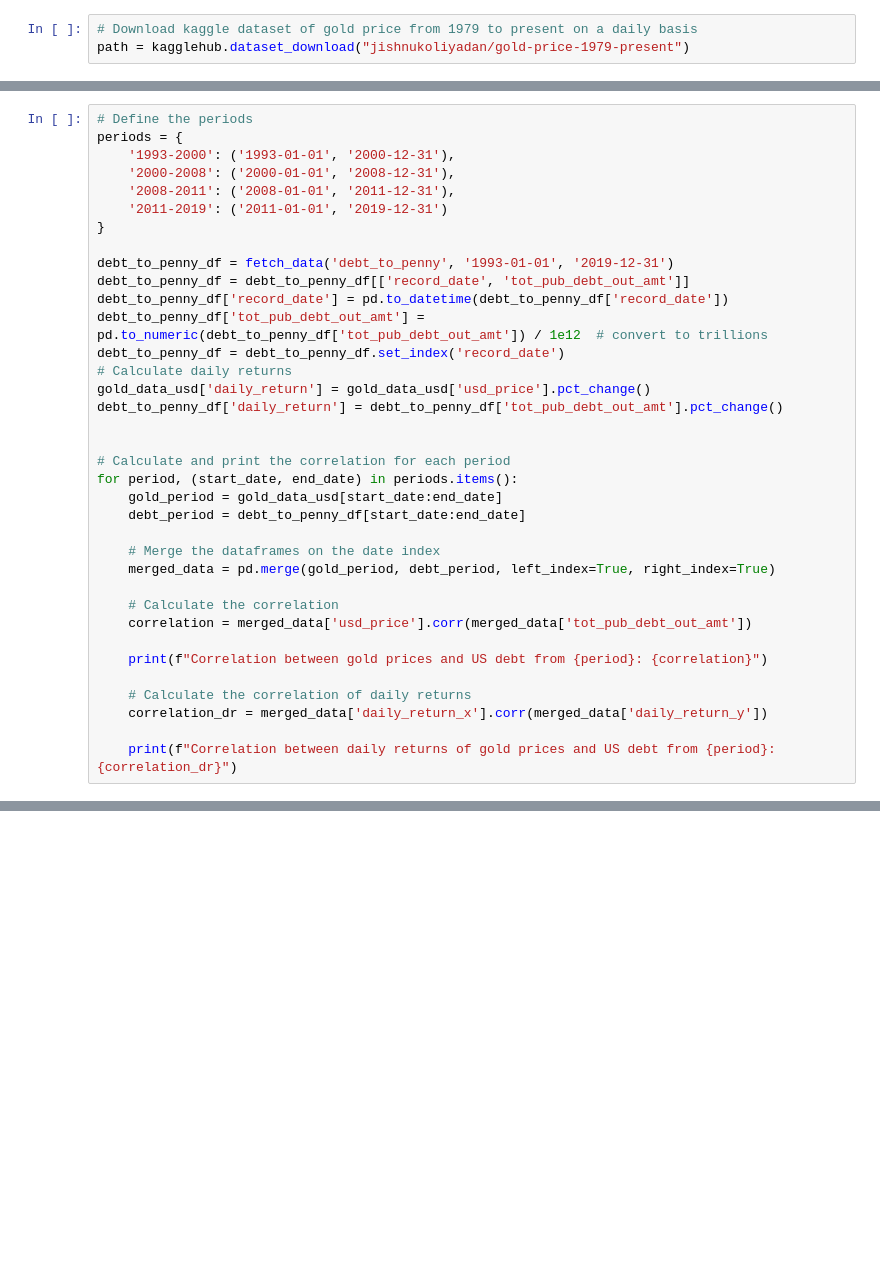
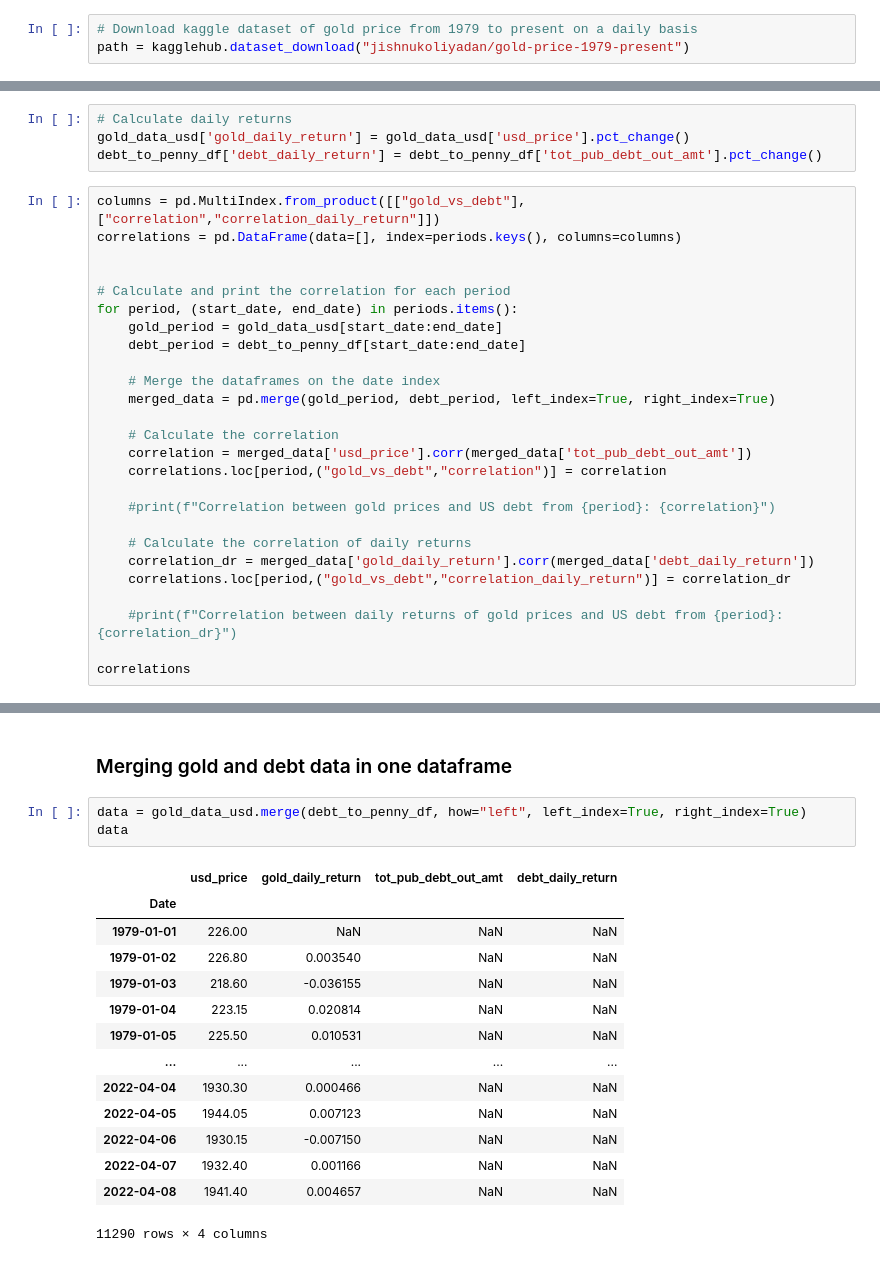
Before and after one commit to pafruchtenreich/ML_for_finance, a Jupyter notebook: notebook.ipynb, the cells around one changed output, grey strips where cells are left out. Drawn from its saved outputs; the diff is of its cells as text; blank space fills up the shorter version.

```diff
--- a/notebook.ipynb
+++ b/notebook.ipynb
@@ -138,20 +155,10 @@ plt.show()
+# %%
+# Calculate daily returns
+gold_data_usd['gold_daily_return'] = gold_data_usd['usd_price'].pct_change()
+debt_to_penny_df['debt_daily_return'] = debt_to_penny_df['tot_pub_debt_out_amt'].pct_change()
 # %%
-# Define the periods
-periods = {
-    '1993-2000': ('1993-01-01', '2000-12-31'),
-    '2000-2008': ('2000-01-01', '2008-12-31'),
-    '2008-2011': ('2008-01-01', '2011-12-31'),
-    '2011-2019': ('2011-01-01', '2019-12-31')
-}
-
-debt_to_penny_df = fetch_data('debt_to_penny', '1993-01-01', '2019-12-31')
-debt_to_penny_df = debt_to_penny_df[['record_date', 'tot_pub_debt_out_amt']]
-debt_to_penny_df['record_date'] = pd.to_datetime(debt_to_penny_df['record_date'])
-debt_to_penny_df['tot_pub_debt_out_amt'] = pd.to_numeric(debt_to_penny_df['tot_pub_debt_out_amt']) / 1e12  # convert to trillions
-debt_to_penny_df = debt_to_penny_df.set_index('record_date')
-# Calculate daily returns
-gold_data_usd['daily_return'] = gold_data_usd['usd_price'].pct_change()
-debt_to_penny_df['daily_return'] = debt_to_penny_df['tot_pub_debt_out_amt'].pct_change()
+columns = pd.MultiIndex.from_product([["gold_vs_debt"],["correlation","correlation_daily_return"]])
+correlations = pd.DataFrame(data=[], index=periods.keys(), columns=columns)
 
 
 # Calculate and print the correlation for each period
@@ -164,10 +171,14 @@ for period, (start_date, end_date) in periods.items():
 
     # Calculate the correlation
     correlation = merged_data['usd_price'].corr(merged_data['tot_pub_debt_out_amt'])
+    correlations.loc[period,("gold_vs_debt","correlation")] = correlation
 
-    print(f"Correlation between gold prices and US debt from {period}: {correlation}")
+    #print(f"Correlation between gold prices and US debt from {period}: {correlation}")
 
     # Calculate the correlation of daily returns
-    correlation_dr = merged_data['daily_return_x'].corr(merged_data['daily_return_y'])
+    correlation_dr = merged_data['gold_daily_return'].corr(merged_data['debt_daily_return'])
+    correlations.loc[period,("gold_vs_debt","correlation_daily_return")] = correlation_dr
 
-    print(f"Correlation between daily returns of gold prices and US debt from {period}: {correlation_dr}")
+    #print(f"Correlation between daily returns of gold prices and US debt from {period}: {correlation_dr}")
+
+correlations
@@ -173,0 +192,20 @@ for period, (start_date, end_date) in periods.items():
+# %% [markdown]
+### Merging gold and debt data in one dataframe
+# %%
+data = gold_data_usd.merge(debt_to_penny_df, how="left", left_index=True, right_index=True)
+data
+# %% [output]
+|  | usd_price | gold_daily_return | tot_pub_debt_out_amt | debt_daily_return |
+| Date |  |  |  |  |
+| 1979-01-01 | 226.00 | NaN | NaN | NaN |
+| 1979-01-02 | 226.80 | 0.003540 | NaN | NaN |
+| 1979-01-03 | 218.60 | -0.036155 | NaN | NaN |
+| 1979-01-04 | 223.15 | 0.020814 | NaN | NaN |
+| 1979-01-05 | 225.50 | 0.010531 | NaN | NaN |
+| ... | ... | ... | ... | ... |
+| 2022-04-04 | 1930.30 | 0.000466 | NaN | NaN |
+| 2022-04-05 | 1944.05 | 0.007123 | NaN | NaN |
+| 2022-04-06 | 1930.15 | -0.007150 | NaN | NaN |
+| 2022-04-07 | 1932.40 | 0.001166 | NaN | NaN |
+| 2022-04-08 | 1941.40 | 0.004657 | NaN | NaN |
+11290 rows × 4 columns
```
Also changed, not shown: parts of 16 cells of this notebook.
